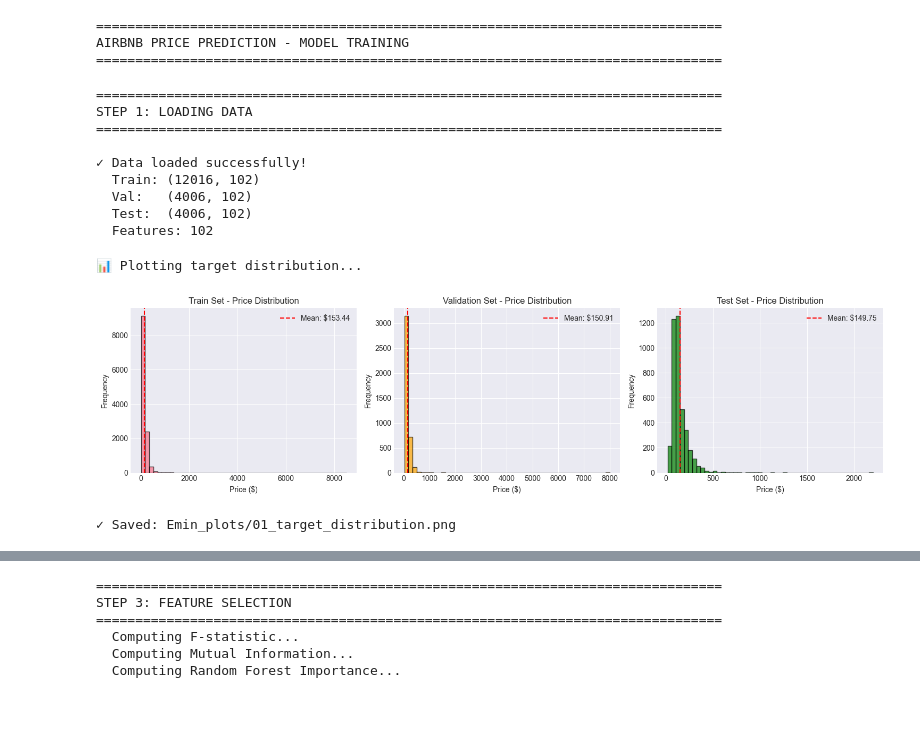
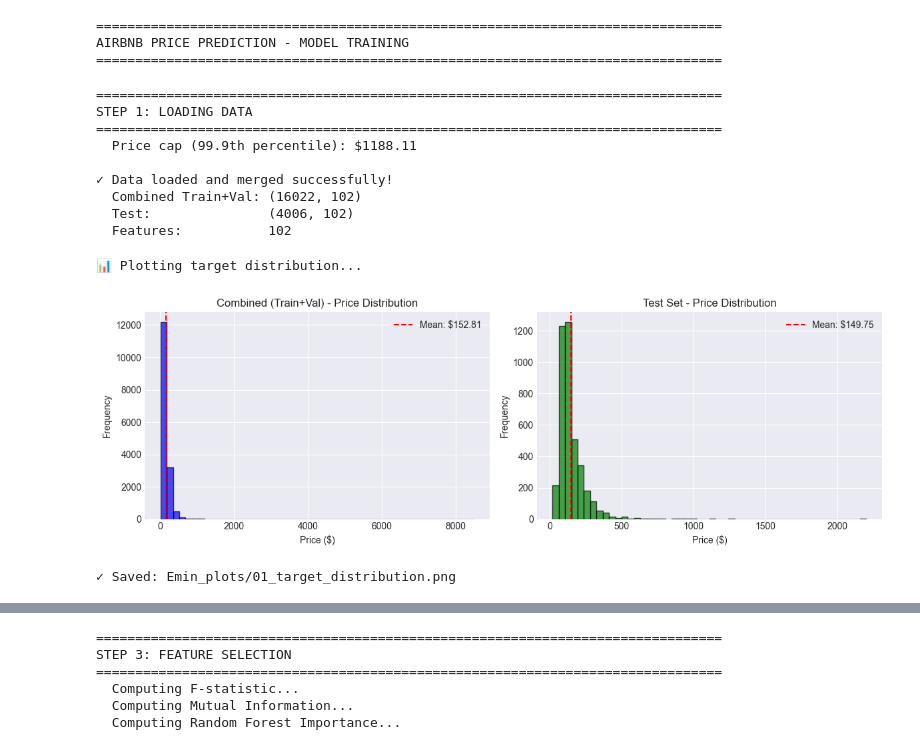
Before and after one commit to EminHALLAK/Airbnb-Price_Predection, a Jupyter notebook: EMİN_HALLAK_22040301163_almostengineers.ipynb, the cells around one changed output, grey strips where cells are left out. Cells and saved outputs as stored; diff of their text form; code cells hidden in the pictures; blank space fills up the shorter version.

Commit message:
merge training and validation datasets, handle outliers with clipping and log transformation, and update target distribution visualization

```diff
--- a/EMİN_HALLAK_22040301163_almostengineers.ipynb
+++ b/EMİN_HALLAK_22040301163_almostengineers.ipynb
@@ -57,66 +57,74 @@ print("\n" + "="*80)
 print("STEP 1: LOADING DATA")
 print("="*80)
 
-X_train = np.load('processed_data/X_train_standard.npy')
-X_val = np.load('processed_data/X_val_standard.npy')
+# Load and combine Train + Validation data immediately
+X_train_raw = np.load('processed_data/X_train_standard.npy')
+X_val_raw = np.load('processed_data/X_val_standard.npy')
+X_trainval = np.vstack([X_train_raw, X_val_raw])
+
+y_train_raw = np.load('processed_data/y_train.npy')
+y_val_raw = np.load('processed_data/y_val.npy')
+y_trainval = np.concatenate([y_train_raw, y_val_raw])
+
 X_test = np.load('processed_data/X_test_standard.npy')
+y_test = np.load('processed_data/y_test.npy')
 
-y_train = np.load('processed_data/y_train.npy')
-y_val = np.load('processed_data/y_val.npy')
-y_test = np.load('processed_data/y_test.npy')
+# Apply log transformation to the target variable to handle skewness and improve performance
+y_trainval_log = np.log1p(y_trainval)
+y_test_log = np.log1p(y_test)
+
+# HANDLE OUTLIERS IN TRAINING DATA (Price > 99.9th percentile)
+price_cap = np.percentile(y_trainval, 99.9)
+print(f"  Price cap (99.9th percentile): ${price_cap:.2f}")
+
+# Instead of removing, we clip to avoid losing data while reducing impact of extreme outliers
+y_trainval_clipped = np.clip(y_trainval, None, price_cap)
+y_trainval_log = np.log1p(y_trainval_clipped)
 
 feature_names_df = pd.read_csv('processed_data/feature_names.csv')
 feature_names = feature_names_df['feature'].tolist()
 
-print(f"\n✓ Data loaded successfully!")
-print(f"  Train: {X_train.shape}")
-print(f"  Val:   {X_val.shape}")
-print(f"  Test:  {X_test.shape}")
-print(f"  Features: {len(feature_names)}")
+print(f"\n✓ Data loaded and merged successfully!")
+print(f"  Combined Train+Val: {X_trainval.shape}")
+print(f"  Test:               {X_test.shape}")
+print(f"  Features:           {len(feature_names)}")
 # %% [output]
 ================================================================================
 STEP 1: LOADING DATA
 ================================================================================
+  Price cap (99.9th percentile): $1188.11
 
-✓ Data loaded successfully!
-  Train: (12016, 102)
-  Val:   (4006, 102)
-  Test:  (4006, 102)
-  Features: 102
+✓ Data loaded and merged successfully!
+  Combined Train+Val: (16022, 102)
+  Test:               (4006, 102)
+  Features:           102
 # %%
 # VISUALIZE TARGET DISTRIBUTION
 print("\n📊 Plotting target distribution...")
 
-fig, axes = plt.subplots(1, 3, figsize=(15, 4))
+fig, axes = plt.subplots(1, 2, figsize=(12, 4))
 
-axes[0].hist(y_train, bins=50, alpha=0.7, edgecolor='black')
-axes[0].set_title('Train Set - Price Distribution')
+axes[0].hist(y_trainval, bins=50, alpha=0.7, edgecolor='black', color='blue')
+axes[0].set_title('Combined (Train+Val) - Price Distribution')
 axes[0].set_xlabel('Price ($)')
 axes[0].set_ylabel('Frequency')
-axes[0].axvline(y_train.mean(), color='r', linestyle='--', label=f'Mean: ${y_train.mean():.2f}')
+axes[0].axvline(y_trainval.mean(), color='r', linestyle='--', label=f'Mean: ${y_trainval.mean():.2f}')
 axes[0].legend()
 
-axes[1].hist(y_val, bins=50, alpha=0.7, edgecolor='black', color='orange')
-axes[1].set_title('Validation Set - Price Distribution')
+axes[1].hist(y_test, bins=50, alpha=0.7, edgecolor='black', color='green')
+axes[1].set_title('Test Set - Price Distribution')
 axes[1].set_xlabel('Price ($)')
 axes[1].set_ylabel('Frequency')
-axes[1].axvline(y_val.mean(), color='r', linestyle='--', label=f'Mean: ${y_val.mean():.2f}')
+axes[1].axvline(y_test.mean(), color='r', linestyle='--', label=f'Mean: ${y_test.mean():.2f}')
 axes[1].legend()
-
-axes[2].hist(y_test, bins=50, alpha=0.7, edgecolor='black', color='green')
-axes[2].set_title('Test Set - Price Distribution')
-axes[2].set_xlabel('Price ($)')
-axes[2].set_ylabel('Frequency')
-axes[2].axvline(y_test.mean(), color='r', linestyle='--', label=f'Mean: ${y_test.mean():.2f}')
-axes[2].legend()
 
 plt.tight_layout()
 plt.savefig('Emin_plots/01_target_distribution.png', dpi=300, bbox_inches='tight')
 plt.show()
 print("✓ Saved: Emin_plots/01_target_distribution.png")
 # %% [output]
 📊 Plotting target distribution...
-[figure, old version]
+[figure, new version]
 ✓ Saved: Emin_plots/01_target_distribution.png
 # %%
 #============================================================================
```
Also changed, not shown: parts of 20 cells of this notebook.
